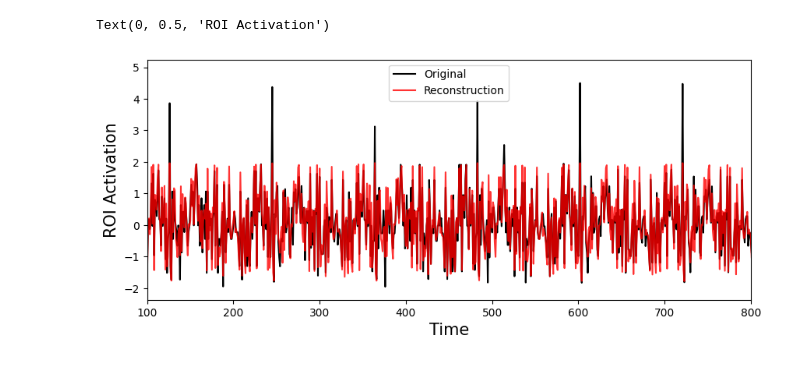
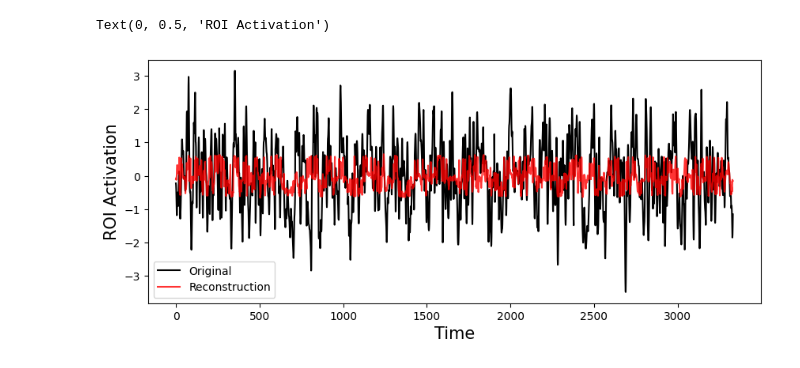
Before and after one commit to ntolley/metanets, a Jupyter notebook: notebooks/train_autoencoder.ipynb, the cells around one changed output. Saved outputs shown, nothing was run; the diff lists cells and outputs as text; code cells hidden in the pictures.

```diff
--- a/notebooks/train_autoencoder.ipynb
+++ b/notebooks/train_autoencoder.ipynb
@@ -236,4 +228,6 @@ class SEE_Dataset(torch.utils.data.Dataset):
 # %%
+n_subjects = 150
+
 cv_split = ShuffleSplit(n_splits=5, test_size=.25, random_state=0)
 val_split = ShuffleSplit(n_splits=1, test_size=.25, random_state=0)
 cv_dict = {}
@@ -251,19 +245,19 @@ train_eval_params = {'batch_size': batch_size, 'shuffle': False, 'num_workers':
 validation_params = {'batch_size': batch_size, 'shuffle': True, 'num_workers': num_cores, 'pin_memory':False}
 test_params = {'batch_size': batch_size, 'shuffle': False, 'num_workers': num_cores, 'pin_memory':False}
 # %%
-fold = 1
+fold = 0
 
 # Generators
-training_set = SEE_Dataset(cv_dict, fold, 'train_idx', df, scaler=None)
-scaler = None
+training_set = fmri_dataset(cv_dict, fold, 'train_idx', df, scaler=None)
+scaler = training_set.scaler
 
 training_generator = torch.utils.data.DataLoader(training_set, **train_params)
 training_eval_generator = torch.utils.data.DataLoader(training_set, **train_eval_params)
 
-validation_set = SEE_Dataset(cv_dict, fold, 'validation_idx', df, scaler=scaler)
+validation_set = fmri_dataset(cv_dict, fold, 'validation_idx', df, scaler=scaler)
 validation_generator = torch.utils.data.DataLoader(validation_set, **validation_params)
 
-testing_set = SEE_Dataset(cv_dict, fold, 'test_idx', df, scaler=scaler)
+testing_set = fmri_dataset(cv_dict, fold, 'test_idx', df, scaler=scaler)
 testing_generator = torch.utils.data.DataLoader(testing_set, **test_params)
 
 data_arrays = (training_set, validation_set, testing_set)
@@ -346,28 +265,30 @@ def train_validate_model(model, optimizer, criterion, max_epochs, training_gener
 # %%
 #Define hyperparameters
-lr = 1e-2
+lr = 1e-3
 weight_decay = 0.0
 max_epochs = 1000
 input_size = training_set[0].shape[1]
+# criterion = nn.MSELoss()
 criterion = nn.MSELoss()
 
 bottleneck = 10
 
-lstm_encoder_hidden = input_size
-lstm_decoder_hidden = input_size
-encoder_layer_size = [25]
-decoder_layer_size = [25]
+lstm_encoder_hidden = 1000
+lstm_decoder_hidden = 1000
+encoder_layer_size = [500] * 3
+decoder_layer_size = encoder_layer_size
 
 # model = model_ann_autoencoder(input_size=input_size, output_size=input_size,
 #                               encoder_layer_size=encoder_layer_size, decoder_layer_size=decoder_layer_size,
 #                               bottleneck=bottleneck).to(device)
 
 model = model_lstm_autoencoder(input_size, lstm_encoder_hidden, lstm_decoder_hidden,
-                               encoder_layer_size, decoder_layer_size, bottleneck=bottleneck)
+                               encoder_layer_size, decoder_layer_size, bottleneck=bottleneck, lstm_dropout=0.1,
+                               ann_dropout=0.1, n_layers=2, device=device).to(device)
 
 # Define Loss, Optimizerints h
 optimizer = torch.optim.Adam(model.parameters(), lr=lr, weight_decay=weight_decay)
 
 #Train model
-loss_dict = train_validate_model(model, optimizer, criterion, max_epochs, training_generator, validation_generator, device, 10, 5)
+loss_dict = utils.train_validate_model(model, optimizer, criterion, max_epochs, training_generator, validation_generator, device, 10, 5)
 # %% [output]
@@ -391,15 +300,15 @@ Epoch: 80/1000 ... Train Loss: 0.1059  ... Validation Loss: 0.1271
 # %%
 labelsize = 15
 
 plt.figure(figsize=(10,4))
-roi_idx = 0
+roi_idx = 10
 model.eval()
-plt.plot(validation_set[:,-1:,:][:,0,roi_idx], color='k', label='Original')
-plt.plot(model(torch.tensor(validation_set[:,-1:,:]).float()).detach().cpu().numpy()[:, 0, roi_idx], color='r', alpha=0.8, label='Reconstruction')
-plt.xlim(100,800)
+plt.plot(validation_set[:][:,-1:,:][:,0,roi_idx].detach().cpu().numpy(), color='k', label='Original')
+plt.plot(model(torch.tensor(validation_set[:][:,-1:,:]).float().to(device)).detach().cpu().numpy()[:, 0, roi_idx], color='r', alpha=0.8, label='Reconstruction')
+# plt.xlim(100,200)
 plt.legend()
 plt.xlabel('Time', fontsize=labelsize)
 plt.ylabel('ROI Activation', fontsize=labelsize)
 # %% [output]
 Text(0, 0.5, 'ROI Activation')
-[figure, old version]
+[figure, new version]
```
Also changed, not shown: parts of 9 cells of this notebook.
